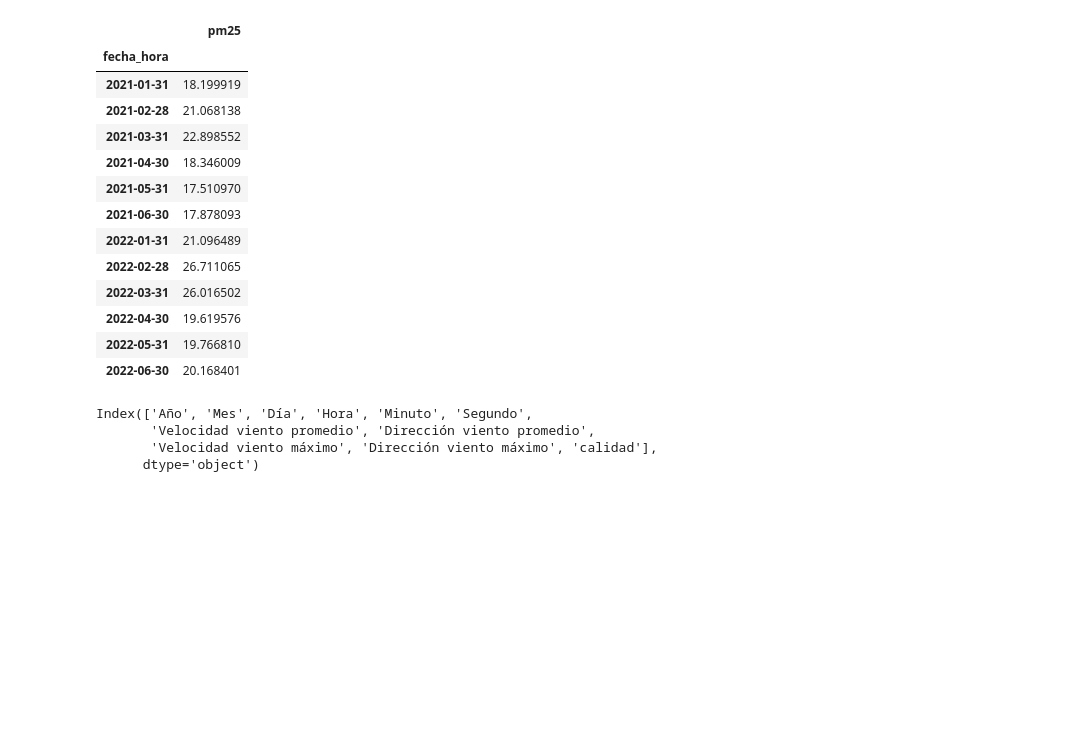
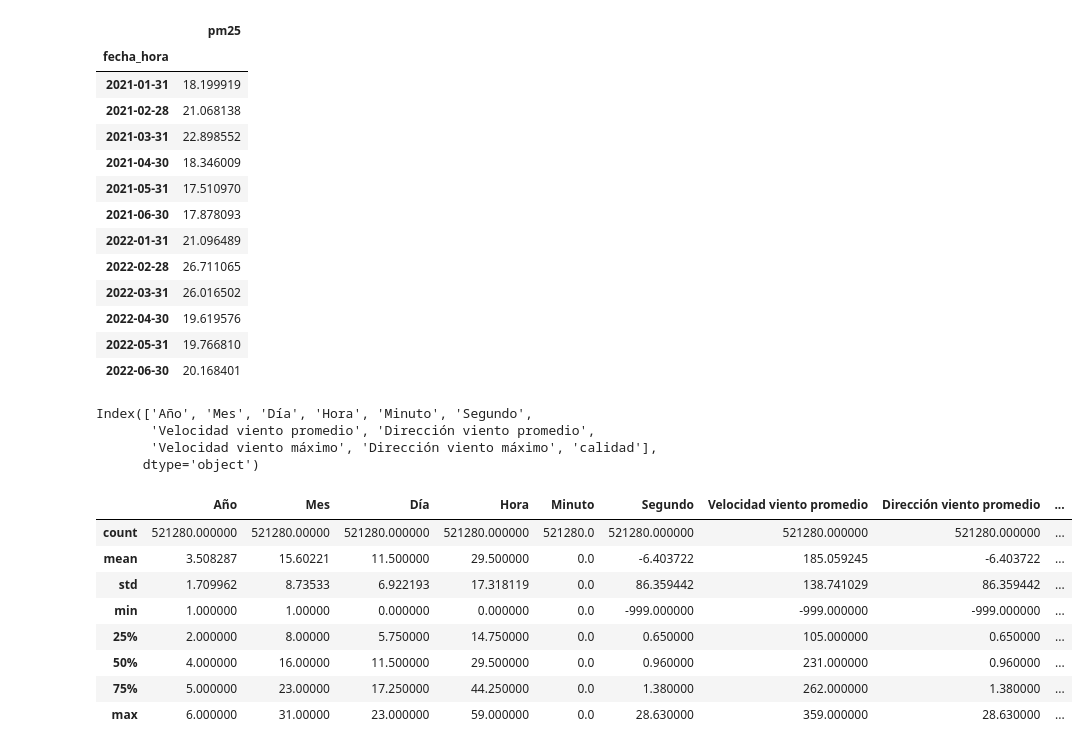
Before and after one commit to jmpine07/Proyecto_conta, a Jupyter notebook: proyecto_aula_contaminacion.ipynb, the cells around one changed output. Cells and saved outputs as stored; diff of their text form; code cells hidden in the pictures; blank space fills up the shorter version.

```diff
--- a/proyecto_aula_contaminacion.ipynb
+++ b/proyecto_aula_contaminacion.ipynb
@@ -189,3 +191,15 @@ Index(['Año', 'Mes', 'Día', 'Hora', 'Minuto', 'Segundo',
        'Velocidad viento promedio', 'Dirección viento promedio',
        'Velocidad viento máximo', 'Dirección viento máximo', 'calidad'],
       dtype='object')
+# %%
+vientos_df.describe()
+# %% [output]
+|  | Año | Mes | Día | Hora | Minuto | Segundo | Velocidad viento promedio | Dirección viento promedio | ... |
+| count | 521280.000000 | 521280.00000 | 521280.000000 | 521280.000000 | 521280.0 | 521280.000000 | 521280.000000 | 521280.000000 | ... |
+| mean | 3.508287 | 15.60221 | 11.500000 | 29.500000 | 0.0 | -6.403722 | 185.059245 | -6.403722 | ... |
+| std | 1.709962 | 8.73533 | 6.922193 | 17.318119 | 0.0 | 86.359442 | 138.741029 | 86.359442 | ... |
+| min | 1.000000 | 1.00000 | 0.000000 | 0.000000 | 0.0 | -999.000000 | -999.000000 | -999.000000 | ... |
+| 25% | 2.000000 | 8.00000 | 5.750000 | 14.750000 | 0.0 | 0.650000 | 105.000000 | 0.650000 | ... |
+| 50% | 4.000000 | 16.00000 | 11.500000 | 29.500000 | 0.0 | 0.960000 | 231.000000 | 0.960000 | ... |
+| 75% | 5.000000 | 23.00000 | 17.250000 | 44.250000 | 0.0 | 1.380000 | 262.000000 | 1.380000 | ... |
+| max | 6.000000 | 31.00000 | 23.000000 | 59.000000 | 0.0 | 28.630000 | 359.000000 | 28.630000 | ... |
```
Also changed, not shown: parts of 19 cells of this notebook, 5 other files.
